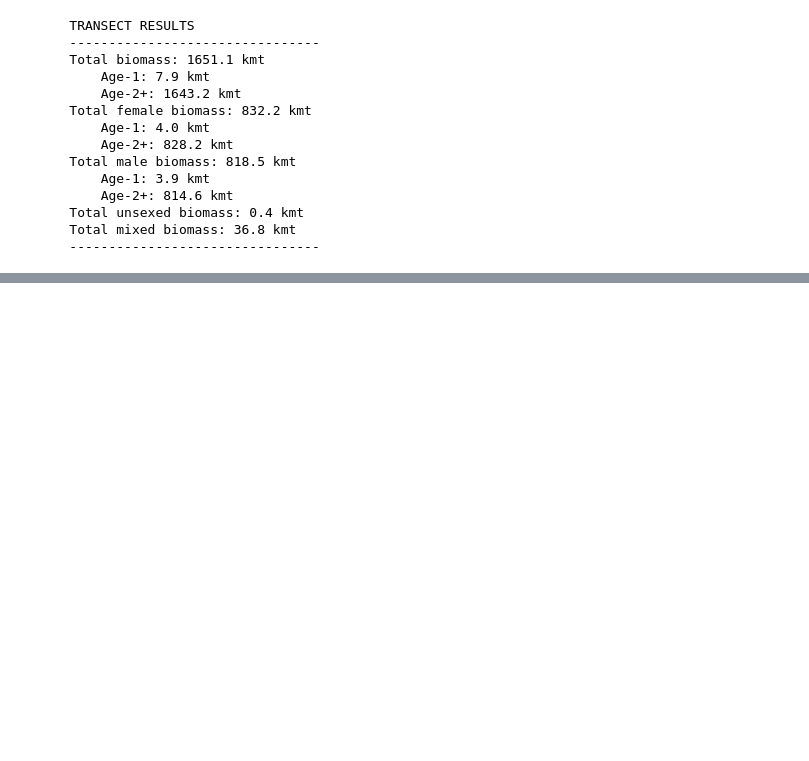
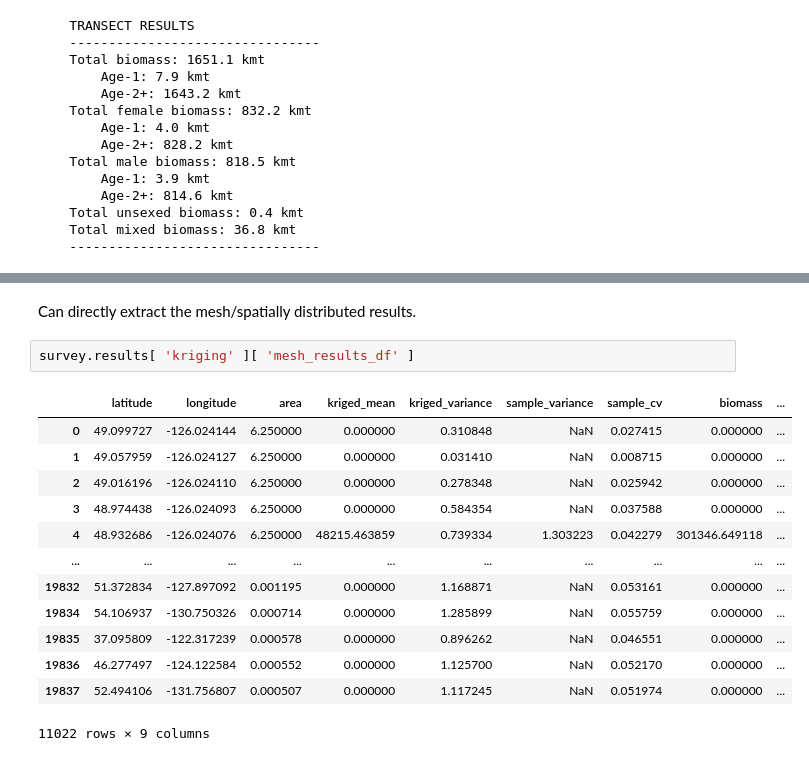
Before and after one commit to OSOceanAcoustics/echopop, a Jupyter notebook: project_docs/example.ipynb, the cells around one changed output, grey strips where cells are left out. Saved outputs shown, nothing was run; the diff lists cells and outputs as text; blank space fills up the shorter version.

```diff
--- a/project_docs/example.ipynb
+++ b/project_docs/example.ipynb
@@ -68,3 +70,21 @@ Extrapolation applied to kriging mesh points (187 of 11022):
     Overall survey CV: 0.0325
     Total area coverage: 66554.4 nmi^2
    --------------------------------
+# %% [markdown]
+Can directly extract the mesh/spatially distributed results.
+# %%
+survey.results[ 'kriging' ][ 'mesh_results_df' ]
+# %% [output]
+|  | latitude | longitude | area | kriged_mean | kriged_variance | sample_variance | sample_cv | biomass | ... |
+| 0 | 49.099727 | -126.024144 | 6.250000 | 0.000000 | 0.310848 | NaN | 0.027415 | 0.000000 | ... |
+| 1 | 49.057959 | -126.024127 | 6.250000 | 0.000000 | 0.031410 | NaN | 0.008715 | 0.000000 | ... |
+| 2 | 49.016196 | -126.024110 | 6.250000 | 0.000000 | 0.278348 | NaN | 0.025942 | 0.000000 | ... |
+| 3 | 48.974438 | -126.024093 | 6.250000 | 0.000000 | 0.584354 | NaN | 0.037588 | 0.000000 | ... |
+| 4 | 48.932686 | -126.024076 | 6.250000 | 48215.463859 | 0.739334 | 1.303223 | 0.042279 | 301346.649118 | ... |
+| ... | ... | ... | ... | ... | ... | ... | ... | ... | ... |
+| 19832 | 51.372834 | -127.897092 | 0.001195 | 0.000000 | 1.168871 | NaN | 0.053161 | 0.000000 | ... |
+| 19834 | 54.106937 | -130.750326 | 0.000714 | 0.000000 | 1.285899 | NaN | 0.055759 | 0.000000 | ... |
+| 19835 | 37.095809 | -122.317239 | 0.000578 | 0.000000 | 0.896262 | NaN | 0.046551 | 0.000000 | ... |
+| 19836 | 46.277497 | -124.122584 | 0.000552 | 0.000000 | 1.125700 | NaN | 0.052170 | 0.000000 | ... |
+| 19837 | 52.494106 | -131.756807 | 0.000507 | 0.000000 | 1.117245 | NaN | 0.051974 | 0.000000 | ... |
+11022 rows × 9 columns
```
Also changed, not shown: parts of 15 cells of this notebook, 15 other files.
